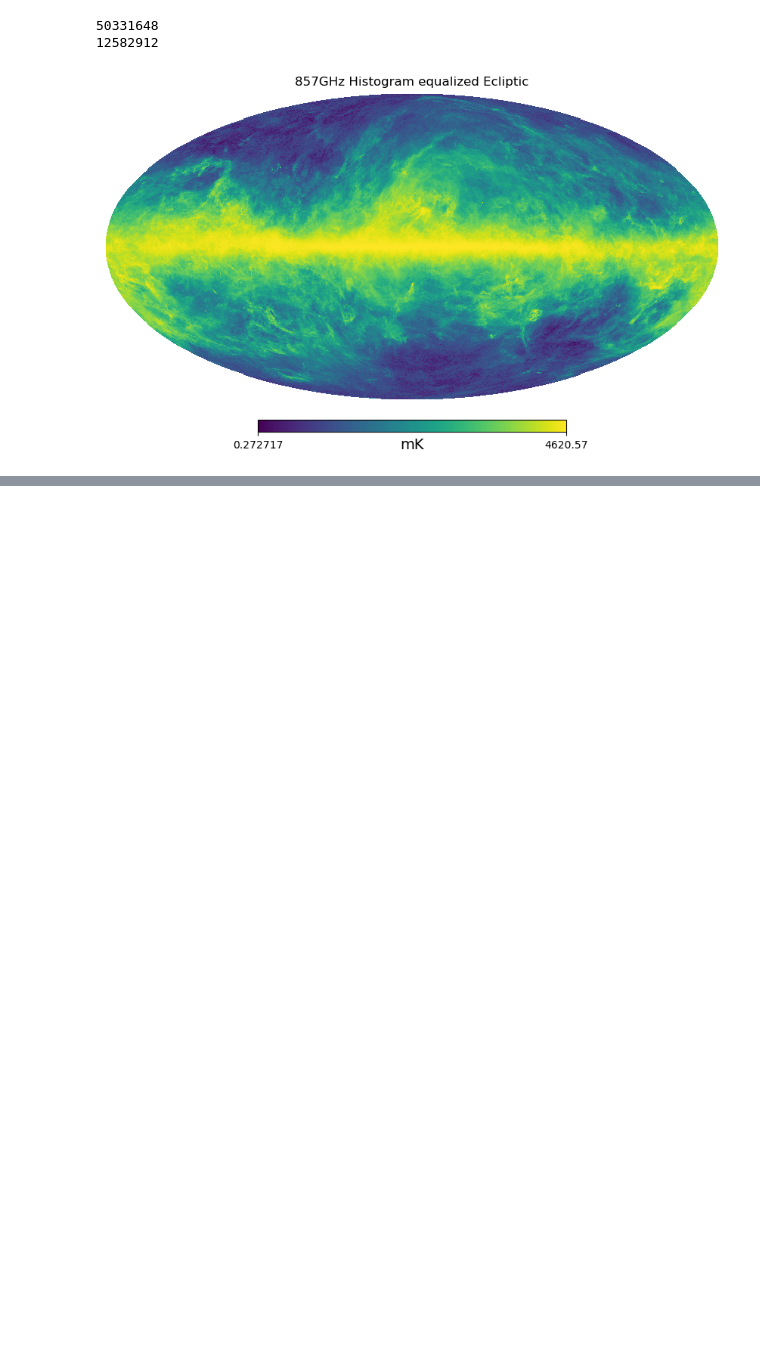
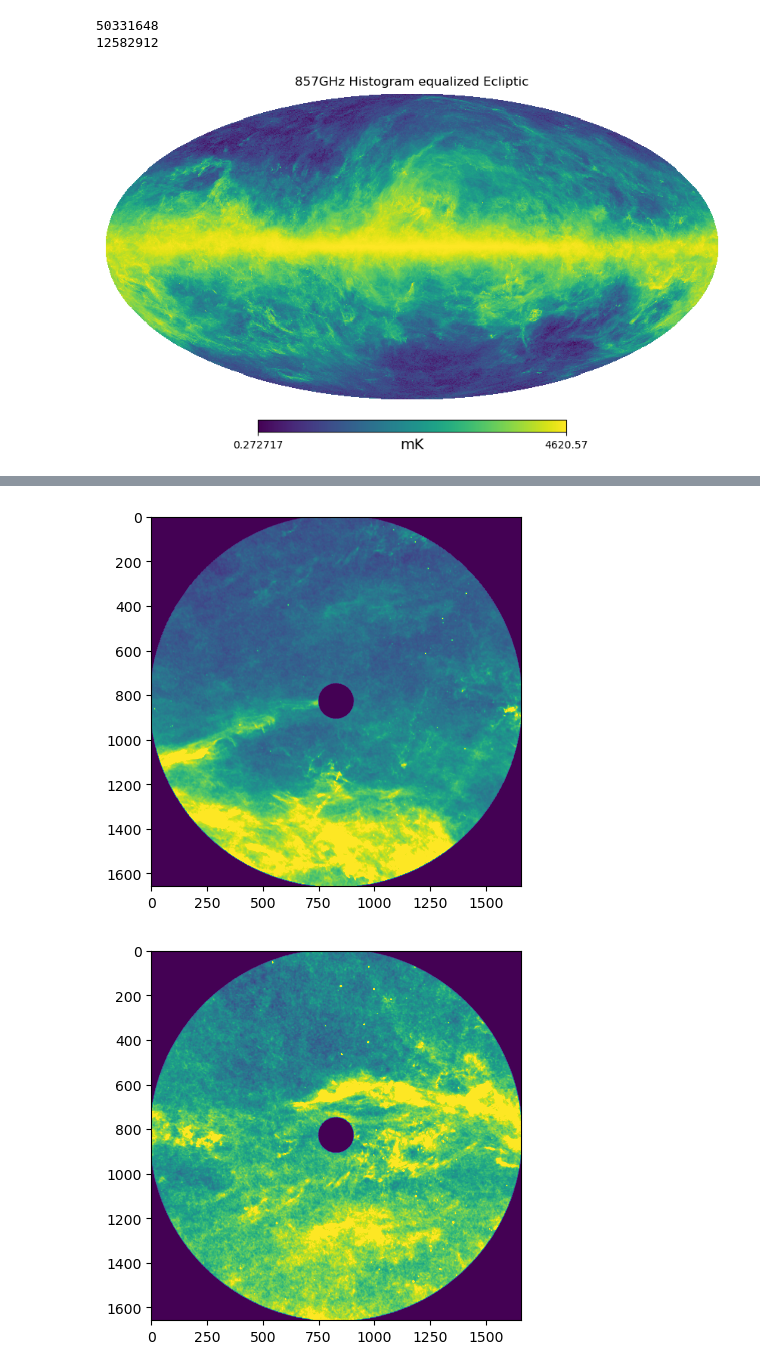
Before and after one commit to Harjas123/the-inpainter, a Jupyter notebook: testing_loc2data.ipynb, the cells around one changed output, grey strips where cells are left out. Cells and saved outputs as stored; diff of their text form; code cells hidden in the pictures; blank space fills up the shorter version.

```diff
--- a/testing_loc2data.ipynb
+++ b/testing_loc2data.ipynb
@@ -77,0 +94,8 @@ for loc in loc_list:
+# %%
+for data in data_arrays:
+    range_max = np.percentile(data[data != 0], 95)
+    plt.imshow(np.flip(data, 0), vmax=range_max) # For some reason, gnomview returns flipped image? Maybe just include this in functions.py?
+    plt.show()
+# %% [output]
+[figure, added]
+[figure, added]
```
Also changed, not shown: parts of 6 cells of this notebook, 1 other file.
